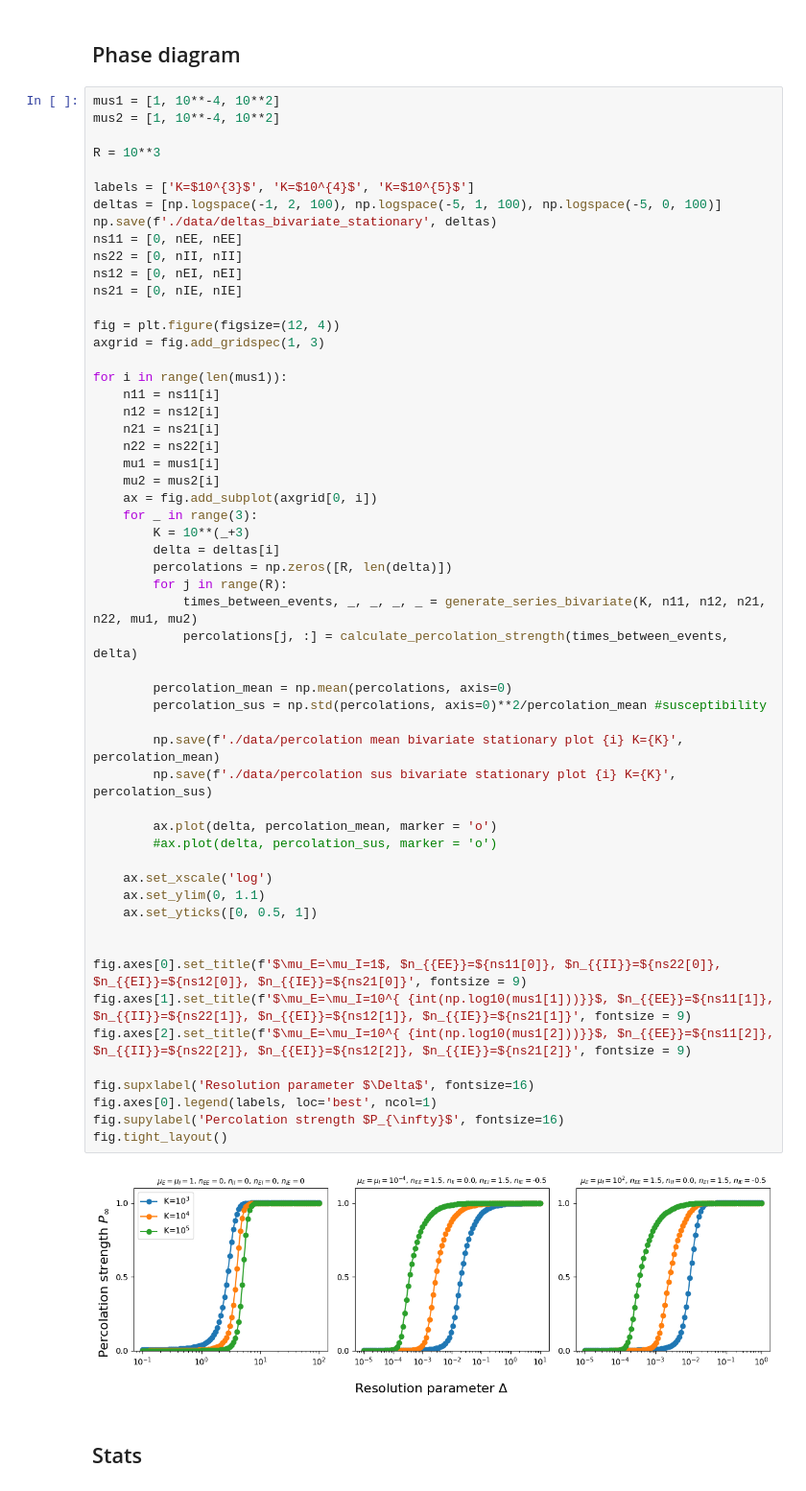
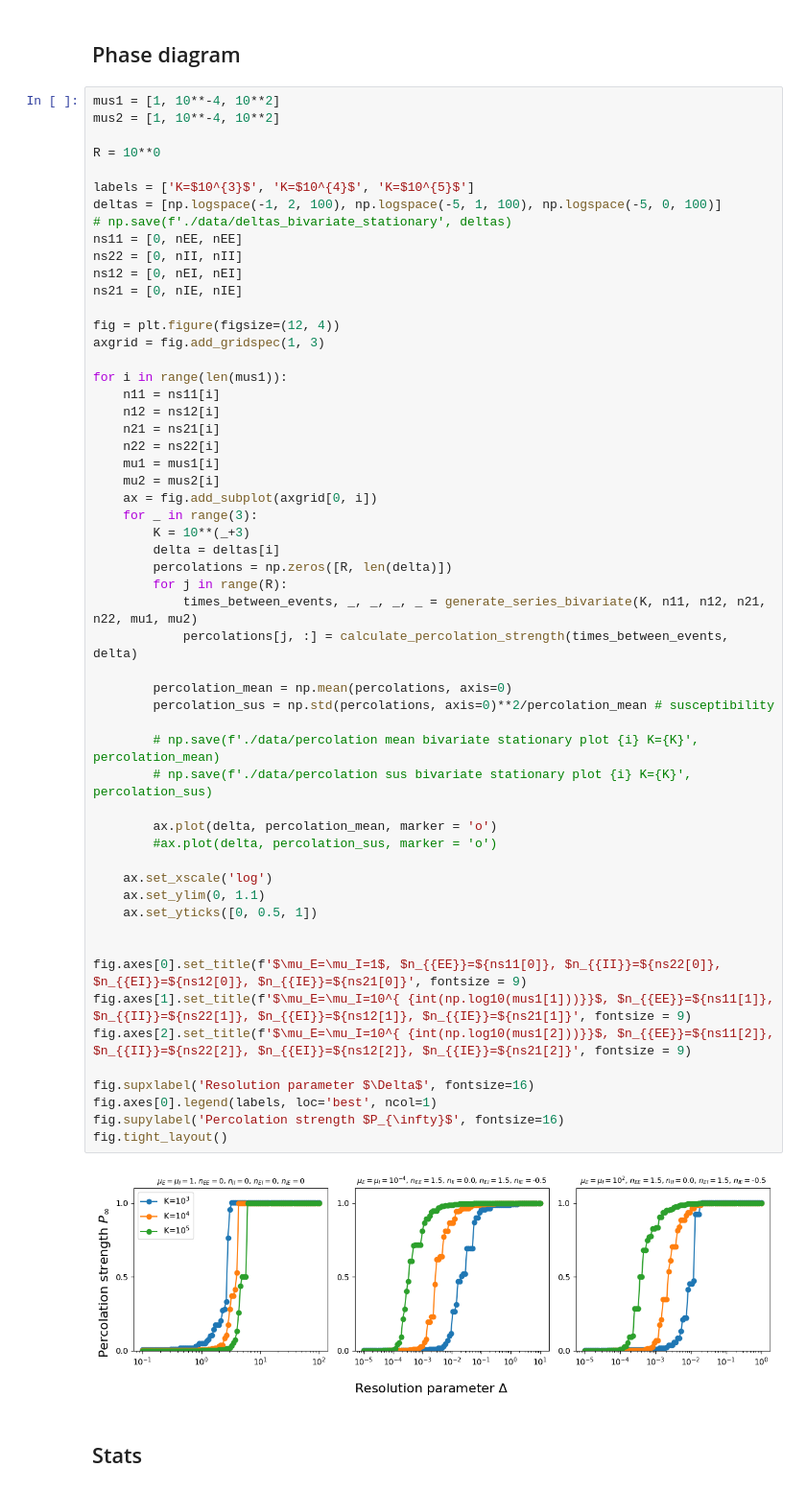
Before and after one commit to RivasAntonio/TFM, a Jupyter notebook: Códigos/Hawkes/save_data.ipynb, the cells around one changed output. Shown at 96% size. Saved outputs shown, nothing was run; the diff lists cells and outputs as text.

```diff
--- a/Códigos/Hawkes/save_data.ipynb
+++ b/Códigos/Hawkes/save_data.ipynb
@@ -1303,11 +1303,11 @@ plt.tight_layout()
 mus1 = [1, 10**-4, 10**2]
 mus2 = [1, 10**-4, 10**2]
 
-R = 10**3
+R = 10**0
 
 labels = ['K=$10^{3}$', 'K=$10^{4}$', 'K=$10^{5}$']
 deltas = [np.logspace(-1, 2, 100), np.logspace(-5, 1, 100), np.logspace(-5, 0, 100)]
-np.save(f'./data/deltas_bivariate_stationary', deltas)
+# np.save(f'./data/deltas_bivariate_stationary', deltas)
 ns11 = [0, nEE, nEE]
 ns22 = [0, nII, nII]
 ns12 = [0, nEI, nEI]
@@ -1325,37 +1325,37 @@ for i in range(len(mus1)):
     mu2 = mus2[i]
     ax = fig.add_subplot(axgrid[0, i])
     for _ in range(3):
         K = 10**(_+3)
         delta = deltas[i]
         percolations = np.zeros([R, len(delta)])
         for j in range(R):
             times_between_events, _, _, _, _ = generate_series_bivariate(K, n11, n12, n21, n22, mu1, mu2)
             percolations[j, :] = calculate_percolation_strength(times_between_events, delta)
 
         percolation_mean = np.mean(percolations, axis=0)
-        percolation_sus = np.std(percolations, axis=0)**2/percolation_mean #susceptibility
+        percolation_sus = np.std(percolations, axis=0)**2/percolation_mean # susceptibility
 
-        np.save(f'./data/percolation mean bivariate stationary plot {i} K={K}', percolation_mean)
-        np.save(f'./data/percolation sus bivariate stationary plot {i} K={K}', percolation_sus)
+        # np.save(f'./data/percolation mean bivariate stationary plot {i} K={K}', percolation_mean)
+        # np.save(f'./data/percolation sus bivariate stationary plot {i} K={K}', percolation_sus)
 
         ax.plot(delta, percolation_mean, marker = 'o')
         #ax.plot(delta, percolation_sus, marker = 'o')
 
     ax.set_xscale('log')
     ax.set_ylim(0, 1.1)
     ax.set_yticks([0, 0.5, 1])
 
 
 fig.axes[0].set_title(f'$\mu_E=\mu_I=1$, $n_{{EE}}=${ns11[0]}, $n_{{II}}=${ns22[0]}, $n_{{EI}}=${ns12[0]}, $n_{{IE}}=${ns21[0]}', fontsize = 9)
 fig.axes[1].set_title(f'$\mu_E=\mu_I=10^{ {int(np.log10(mus1[1]))}}$, $n_{{EE}}=${ns11[1]}, $n_{{II}}=${ns22[1]}, $n_{{EI}}=${ns12[1]}, $n_{{IE}}=${ns21[1]}', fontsize = 9)
 fig.axes[2].set_title(f'$\mu_E=\mu_I=10^{ {int(np.log10(mus1[2]))}}$, $n_{{EE}}=${ns11[2]}, $n_{{II}}=${ns22[2]}, $n_{{EI}}=${ns12[2]}, $n_{{IE}}=${ns21[2]}', fontsize = 9)
 
 fig.supxlabel('Resolution parameter $\Delta$', fontsize=16)
 fig.axes[0].legend(labels, loc='best', ncol=1)
 fig.supylabel('Percolation strength $P_{\infty}$', fontsize=16)
 fig.tight_layout()
 # %% [output]
-[figure, old version]
+[figure, new version]
 # %% [markdown]
 ## Stats
 # %%
```
Also changed, not shown: parts of 10 cells of this notebook, 11 other files.
